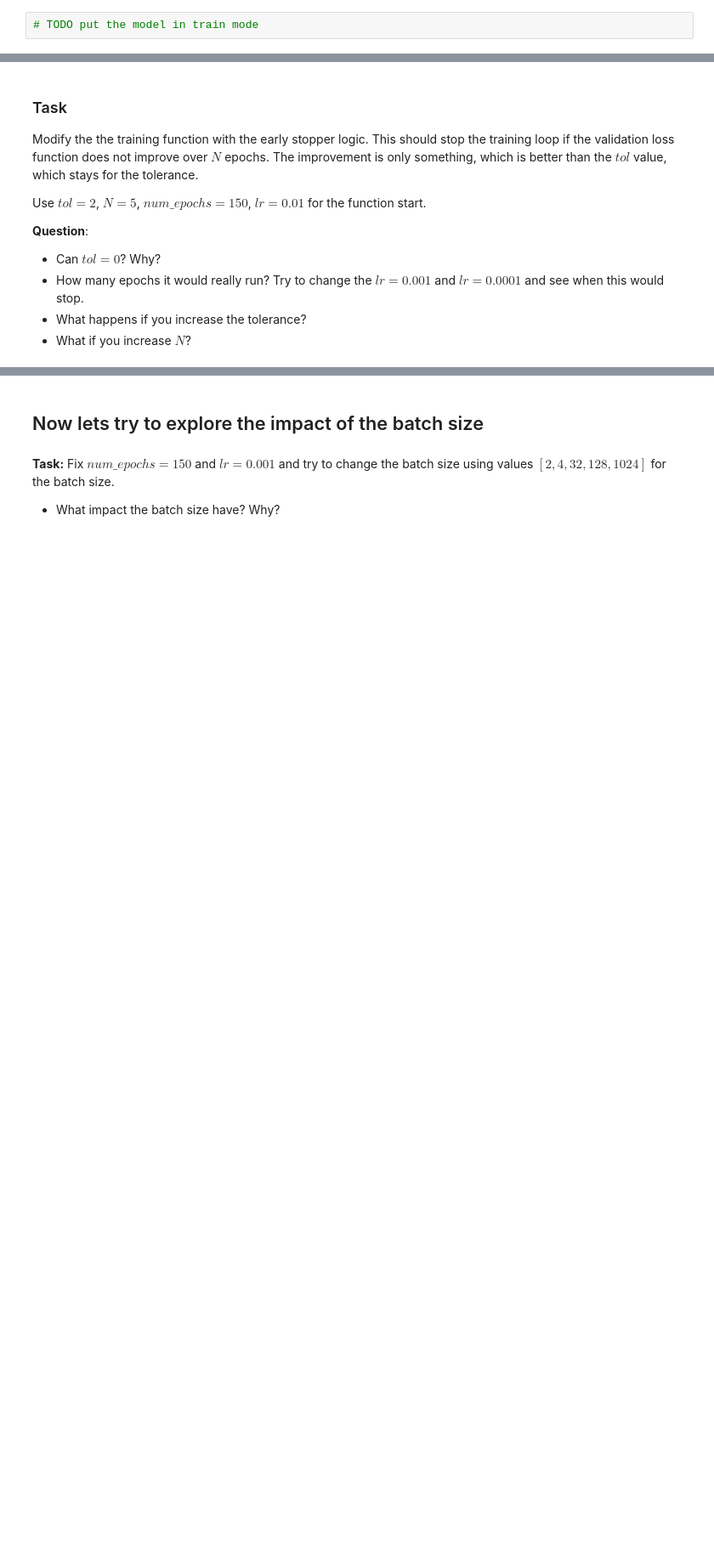
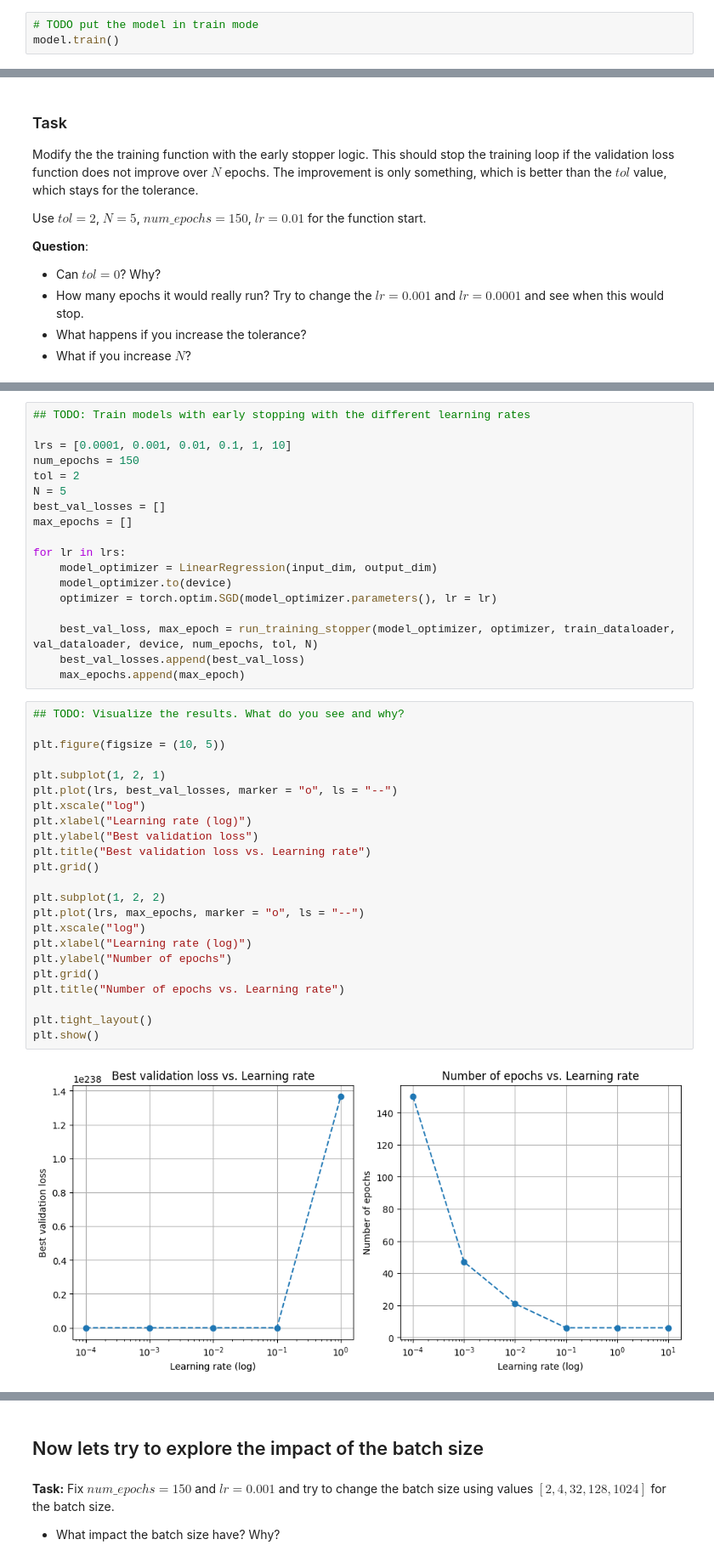
Before and after one commit to josh-wilkinson/MachineLearningExercises, a Jupyter notebook: Practical02/2_NAME1_NAME2_NAME3.ipynb, the cells around one changed output, grey strips where cells are left out. Shown at 85% size. Cells and saved outputs as stored; diff of their text form; blank space fills up the shorter version.

```diff
--- a/Practical02/2_NAME1_NAME2_NAME3.ipynb
+++ b/Practical02/2_NAME1_NAME2_NAME3.ipynb
@@ -351,3 +395,4 @@ Feed the model to the GPU if available.
 Put the model in training mode.
 # %%
 # TODO put the model in train mode
+model.train()
@@ -490,0 +786,43 @@ Use $tol=2$, $N=5$, $num\_epochs=150$, $lr=0.01$ for the function start.
+# %%
+## TODO: Train models with early stopping with the different learning rates
+
+lrs = [0.0001, 0.001, 0.01, 0.1, 1, 10]
+num_epochs = 150
+tol = 2
+N = 5
+best_val_losses = []
+max_epochs = []
+
+for lr in lrs:
+    model_optimizer = LinearRegression(input_dim, output_dim)
+    model_optimizer.to(device)
+    optimizer = torch.optim.SGD(model_optimizer.parameters(), lr = lr)
+
+    best_val_loss, max_epoch = run_training_stopper(model_optimizer, optimizer, train_dataloader, val_dataloader, device, num_epochs, tol, N)
+    best_val_losses.append(best_val_loss)
+    max_epochs.append(max_epoch)
+# %%
+## TODO: Visualize the results. What do you see and why?
+
+plt.figure(figsize = (10, 5))
+
+plt.subplot(1, 2, 1)
+plt.plot(lrs, best_val_losses, marker = "o", ls = "--")
+plt.xscale("log")
+plt.xlabel("Learning rate (log)")
+plt.ylabel("Best validation loss")
+plt.title("Best validation loss vs. Learning rate")
+plt.grid()
+
+plt.subplot(1, 2, 2)
+plt.plot(lrs, max_epochs, marker = "o", ls = "--")
+plt.xscale("log")
+plt.xlabel("Learning rate (log)")
+plt.ylabel("Number of epochs")
+plt.grid()
+plt.title("Number of epochs vs. Learning rate")
+
+plt.tight_layout()
+plt.show()
+# %% [output]
+[figure, added]
```
Also changed, not shown: parts of 61 cells of this notebook.
